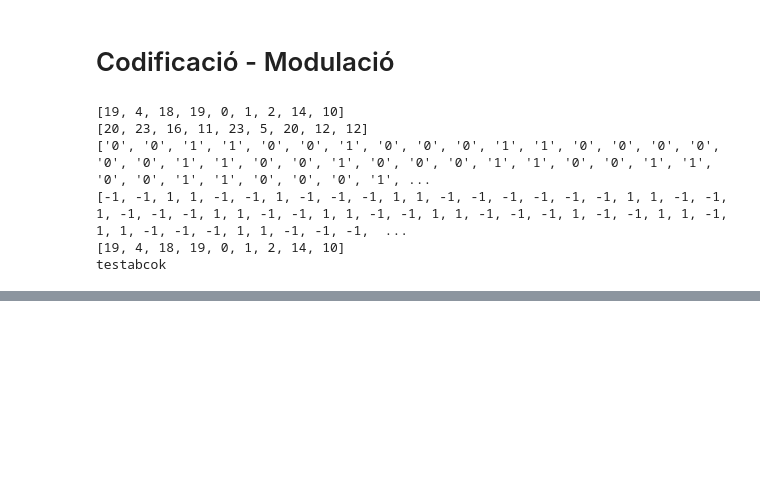
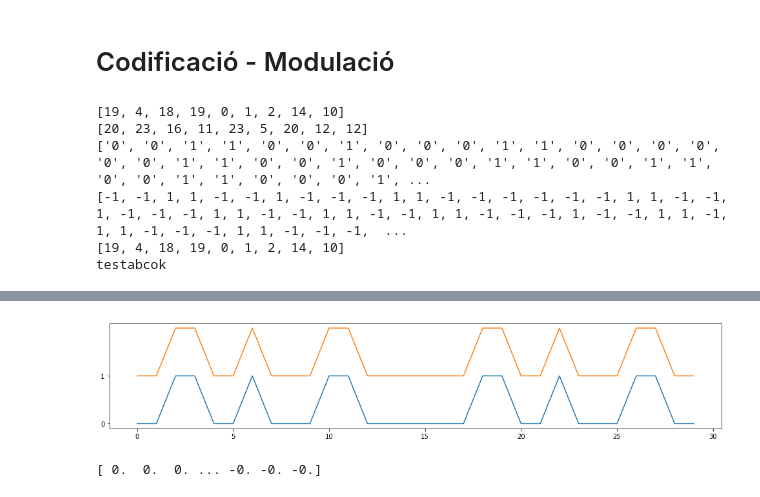
Before and after one commit to Daver35/Entregues_XRXS, a Jupyter notebook: XRXS.ipynb, the cells around one changed output, grey strips where cells are left out. Saved outputs shown, nothing was run; the diff lists cells and outputs as text; code cells hidden in the pictures; blank space fills up the shorter version.

Commit message:
Add Mod/demod ASK based funcionalities

```diff
--- a/XRXS.ipynb
+++ b/XRXS.ipynb
@@ -195,0 +237,21 @@ print(Pseudo_list)
+# %%
+def demodulate(input_signal,step=500):
+    size = len(input_signal)//step
+    demod_signal = np.zeros(size)
+
+    for i in range(size):
+        demod_signal[i] = int(np.abs(input_signal[i*step:(i+1)*step]).sum() > .5)
+
+    return demod_signal
+# %%
+mod_sign = modulate(np.array(binlist).astype(int)[0:30],step=50,freq=3)
+
+plt.figure(figsize=(17,3))
+plt.plot(binlist[0:30])
+plt.plot(demodulate(mod_sign,step=50)+1)
+plt.show()
+
+print(mod_sign)
+# %% [output]
+[figure, added]
+[ 0.  0.  0. ... -0. -0. -0.]
```
Also changed, not shown: parts of 10 cells of this notebook.
